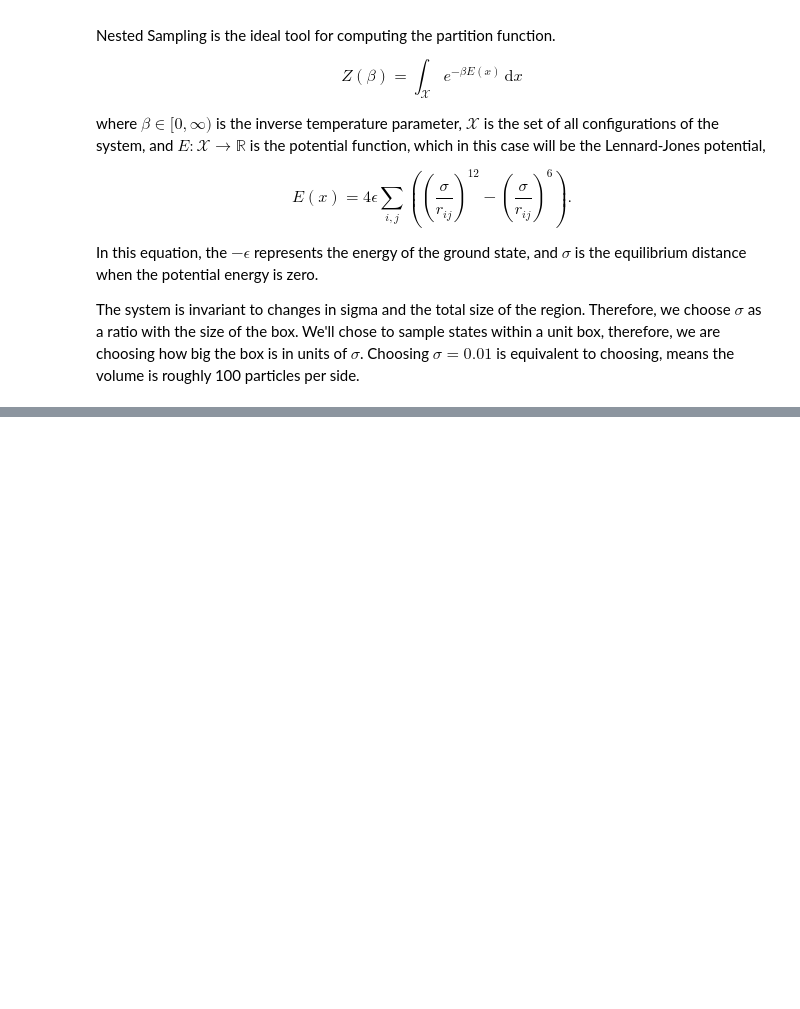
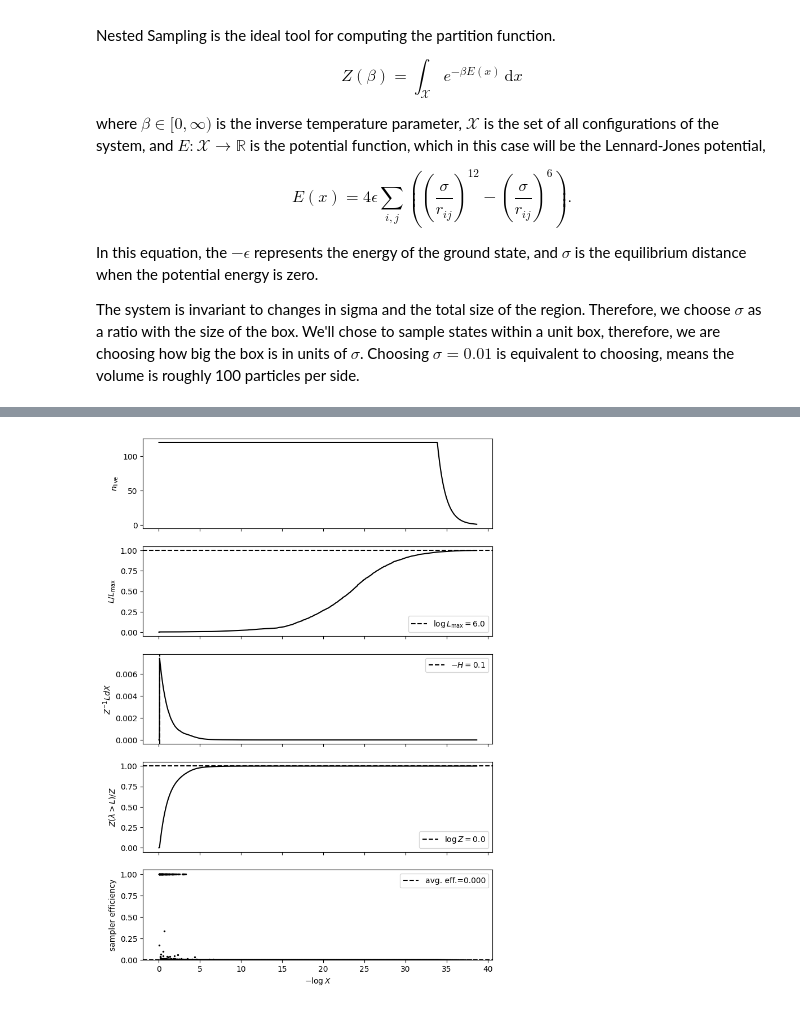
Before and after one commit to Joshuaalbert/jaxns, a Jupyter notebook: docs/examples/Lennard_Jones_potential.ipynb, the cells around one changed output, grey strips where cells are left out. Saved outputs shown, nothing was run; the diff lists cells and outputs as text; code cells hidden in the pictures; blank space fills up the shorter version.

```diff
--- a/docs/examples/Lennard_Jones_potential.ipynb
+++ b/docs/examples/Lennard_Jones_potential.ipynb
@@ -14,10 +14,9 @@ In this equation, the $-\epsilon$ represents the energy of the ground state, and
 The system is invariant to changes in sigma and the total size of the region. Therefore, we choose $\sigma$ as a ratio with the size of the box. We'll chose to sample states within a unit box, therefore, we are choosing how big the box is in units of $\sigma$. Choosing $\sigma=0.01$ is equivalent to choosing, means the volume is roughly 100 particles per side.
 # %%
 
+import jax
 
-from jax import config
-
-# config.update("jax_enable_x64", True)
+jax.config.update("jax_enable_x64", True)
 
 import tensorflow_probability.substrates.jax as tfp
 from jax import random, numpy as jnp
@@ -165,0 +220,4 @@ plt.show()
+# %%
+ns.plot_diagnostics(results)
+# %% [output]
+[figure, added]
```
Also changed, not shown: parts of 9 cells of this notebook, 2 other files.
